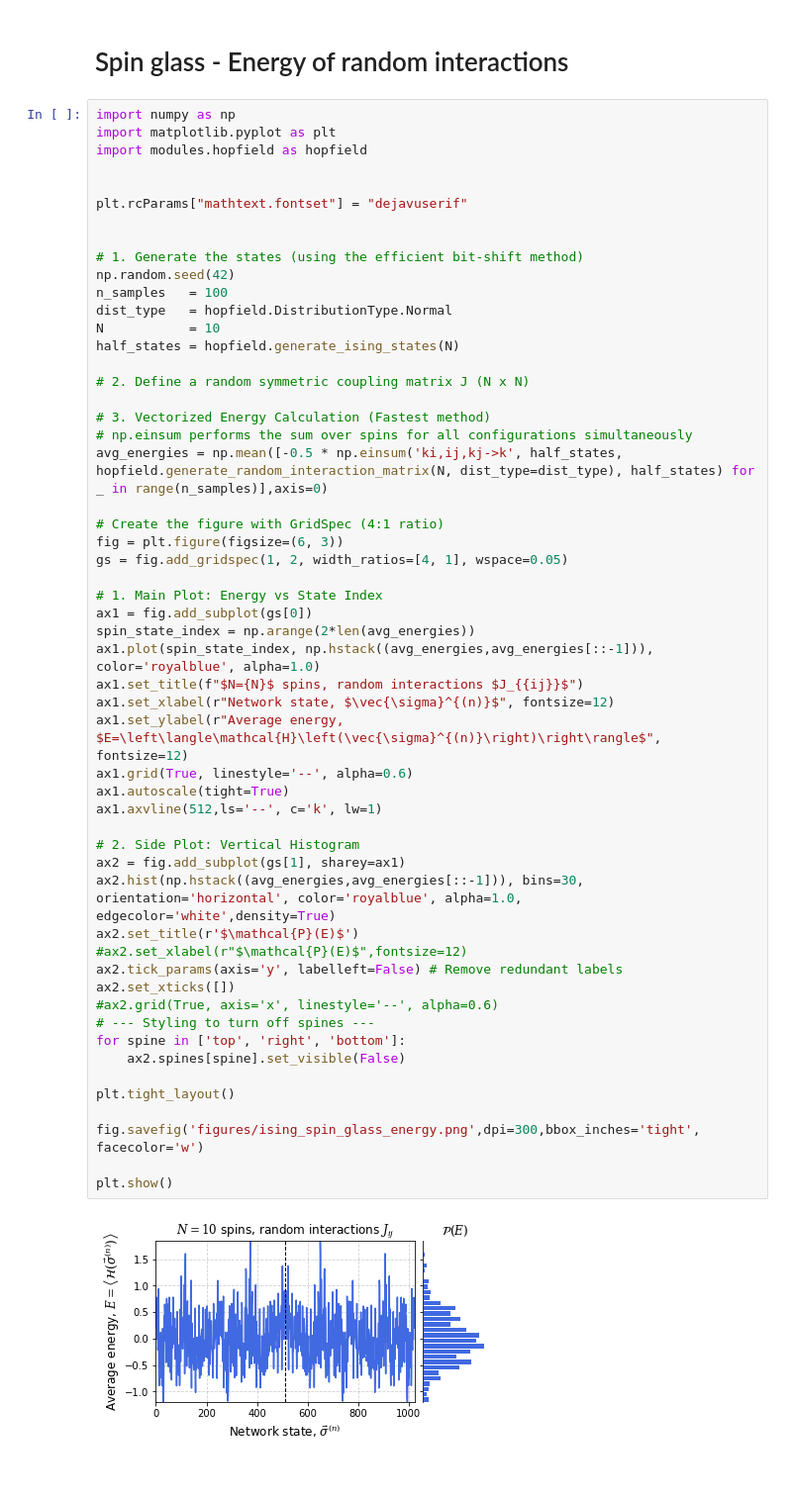
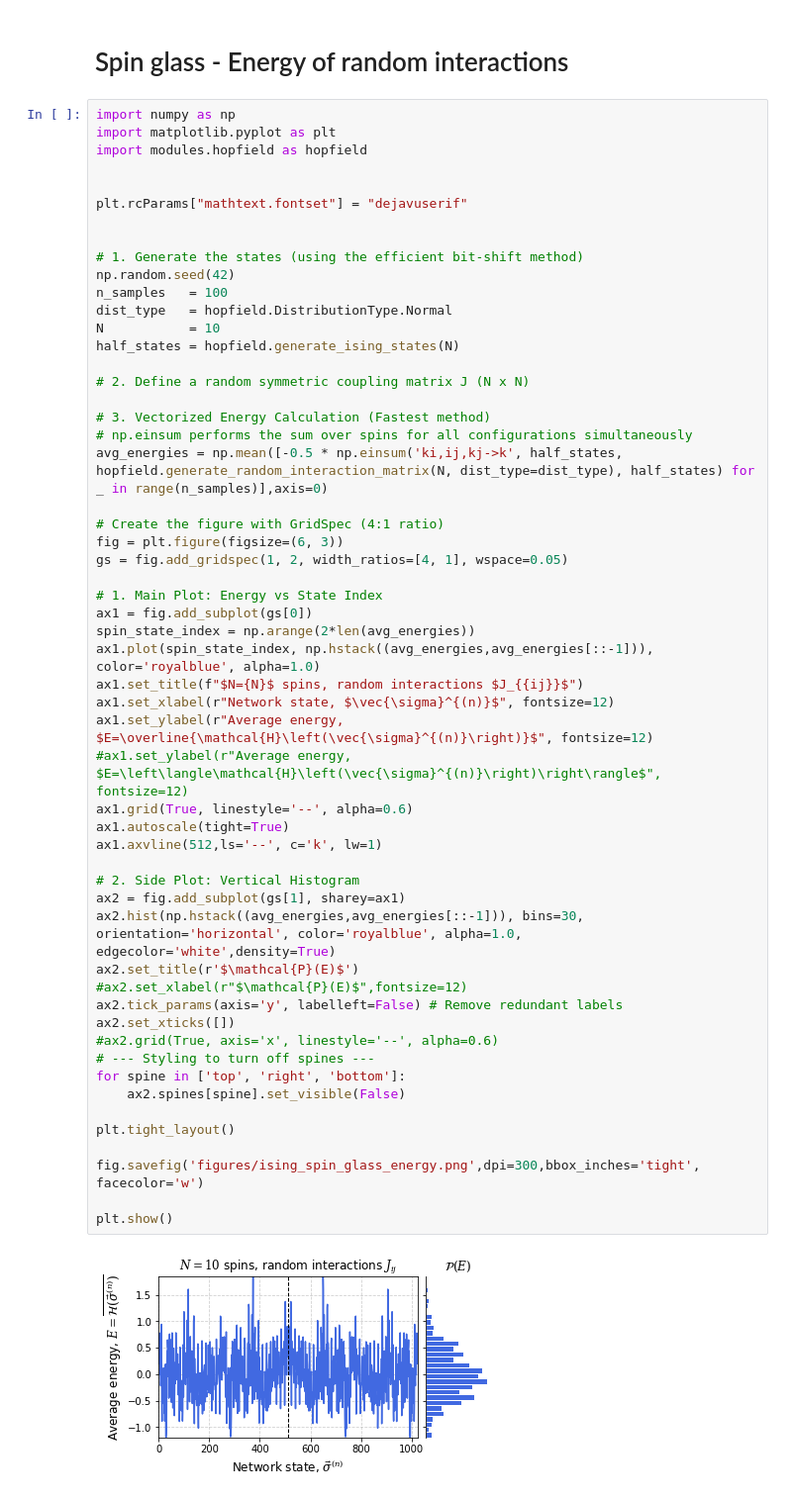
Before and after one commit to neuro-physics/hopfield-neural-network, a Jupyter notebook: hopfield_model.ipynb, the cells around one changed output. Shown at 99% size. Drawn from its saved outputs; the diff is of its cells as text.

Commit message:
updating spin glass energy

```diff
--- a/hopfield_model.ipynb
+++ b/hopfield_model.ipynb
@@ -587,32 +587,33 @@ fig = plt.figure(figsize=(6, 3))
 gs = fig.add_gridspec(1, 2, width_ratios=[4, 1], wspace=0.05)
 
 # 1. Main Plot: Energy vs State Index
 ax1 = fig.add_subplot(gs[0])
 spin_state_index = np.arange(2*len(avg_energies))
 ax1.plot(spin_state_index, np.hstack((avg_energies,avg_energies[::-1])), color='royalblue', alpha=1.0)
 ax1.set_title(f"$N={N}$ spins, random interactions $J_{{ij}}$")
 ax1.set_xlabel(r"Network state, $\vec{\sigma}^{(n)}$", fontsize=12)
-ax1.set_ylabel(r"Average energy, $E=\left\langle\mathcal{H}\left(\vec{\sigma}^{(n)}\right)\right\rangle$", fontsize=12)
+ax1.set_ylabel(r"Average energy, $E=\overline{\mathcal{H}\left(\vec{\sigma}^{(n)}\right)}$", fontsize=12)
+#ax1.set_ylabel(r"Average energy, $E=\left\langle\mathcal{H}\left(\vec{\sigma}^{(n)}\right)\right\rangle$", fontsize=12)
 ax1.grid(True, linestyle='--', alpha=0.6)
 ax1.autoscale(tight=True)
 ax1.axvline(512,ls='--', c='k', lw=1)
 
 # 2. Side Plot: Vertical Histogram
 ax2 = fig.add_subplot(gs[1], sharey=ax1)
 ax2.hist(np.hstack((avg_energies,avg_energies[::-1])), bins=30, orientation='horizontal', color='royalblue', alpha=1.0, edgecolor='white',density=True)
 ax2.set_title(r'$\mathcal{P}(E)$')
 #ax2.set_xlabel(r"$\mathcal{P}(E)$",fontsize=12)
 ax2.tick_params(axis='y', labelleft=False) # Remove redundant labels
 ax2.set_xticks([])
 #ax2.grid(True, axis='x', linestyle='--', alpha=0.6)
 # --- Styling to turn off spines ---
 for spine in ['top', 'right', 'bottom']:
     ax2.spines[spine].set_visible(False)
 
 plt.tight_layout()
 
 fig.savefig('figures/ising_spin_glass_energy.png',dpi=300,bbox_inches='tight', facecolor='w')
 
 plt.show()
 # %% [output]
-[figure, old version]
+[figure, new version]
```
Also changed, not shown: 1 other file.
